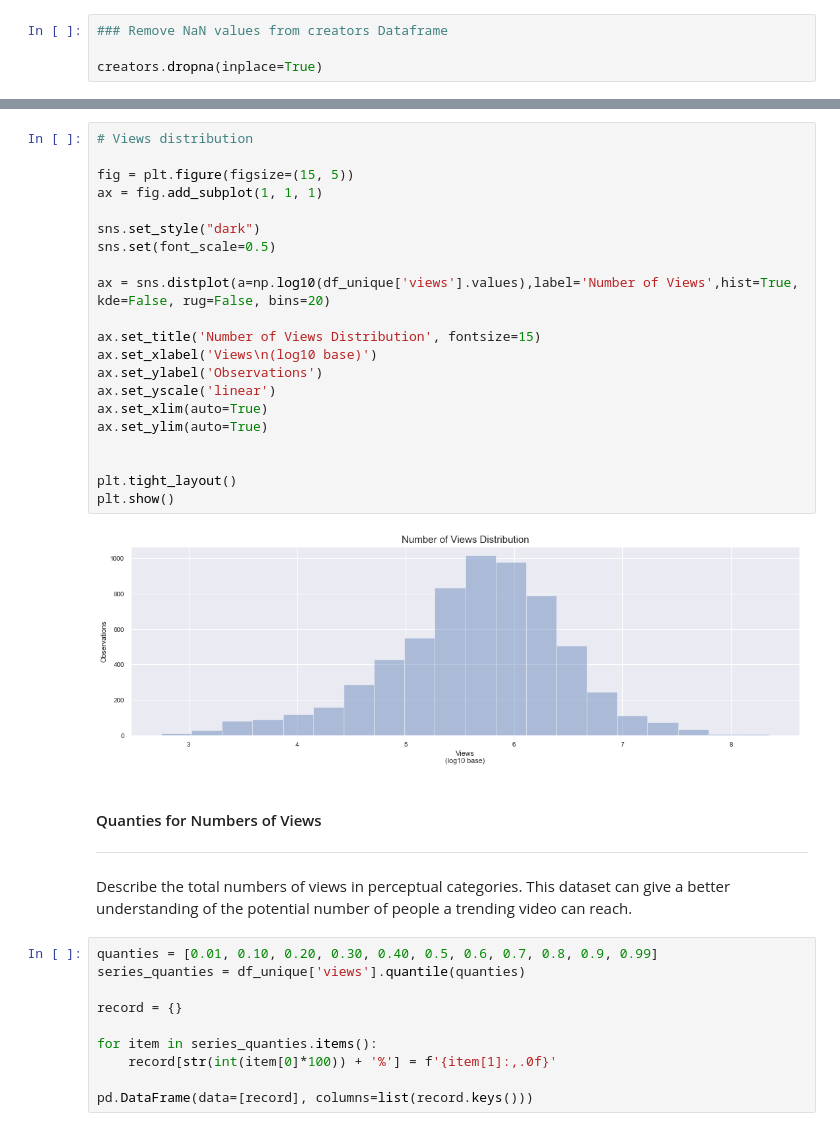
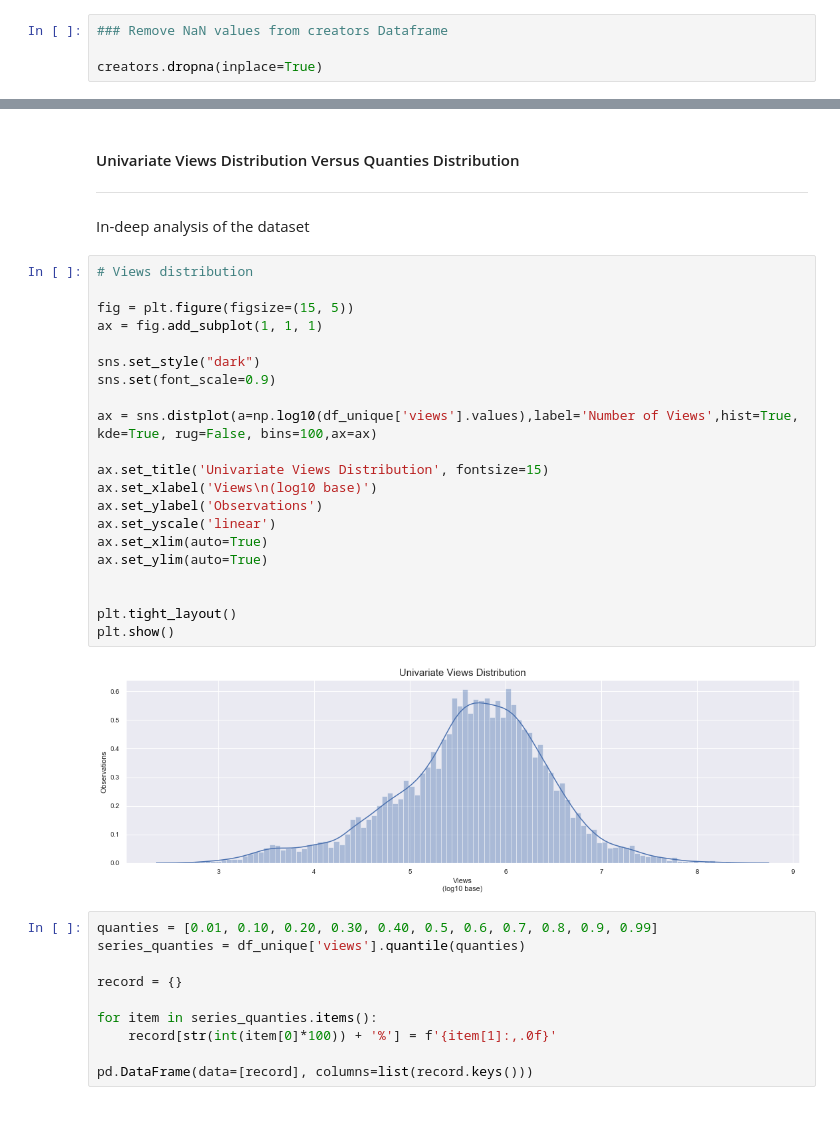
Before and after one commit to buddyguy423/DataScienceProject1, a Jupyter notebook: documents/analysis/videos/alex/Videos Analysis.ipynb, the cells around one changed output, grey strips where cells are left out. Saved outputs shown, nothing was run; the diff lists cells and outputs as text.

```diff
--- a/documents/analysis/videos/alex/Videos Analysis.ipynb
+++ b/documents/analysis/videos/alex/Videos Analysis.ipynb
@@ -185,30 +212,30 @@ videos_summary
+# %% [markdown]
+#### Univariate Views Distribution Versus Quanties Distribution
+_________
+In-deep analysis of the dataset
 # %%
 # Views distribution
 
 fig = plt.figure(figsize=(15, 5))
 ax = fig.add_subplot(1, 1, 1)
 
 sns.set_style("dark")
-sns.set(font_scale=0.5)
+sns.set(font_scale=0.9)
 
-ax = sns.distplot(a=np.log10(df_unique['views'].values),label='Number of Views',hist=True, kde=False, rug=False, bins=20)
+ax = sns.distplot(a=np.log10(df_unique['views'].values),label='Number of Views',hist=True, kde=True, rug=False, bins=100,ax=ax)
 
-ax.set_title('Number of Views Distribution', fontsize=15)
+ax.set_title('Univariate Views Distribution', fontsize=15)
 ax.set_xlabel('Views\n(log10 base)')
 ax.set_ylabel('Observations')
 ax.set_yscale('linear')
 ax.set_xlim(auto=True)
 ax.set_ylim(auto=True)
 
 
 plt.tight_layout()
 plt.show()
 # %% [output]
-[figure, old version]
+[figure, new version]
-# %% [markdown]
-#### Quanties for Numbers of Views
-_____
-Describe the total numbers of views in perceptual categories. This dataset can give a better understanding of the potential number of people a trending video can reach.
 # %%
 quanties = [0.01, 0.10, 0.20, 0.30, 0.40, 0.5, 0.6, 0.7, 0.8, 0.9, 0.99]
 series_quanties = df_unique['views'].quantile(quanties)
```
Also changed, not shown: parts of 48 cells of this notebook.
